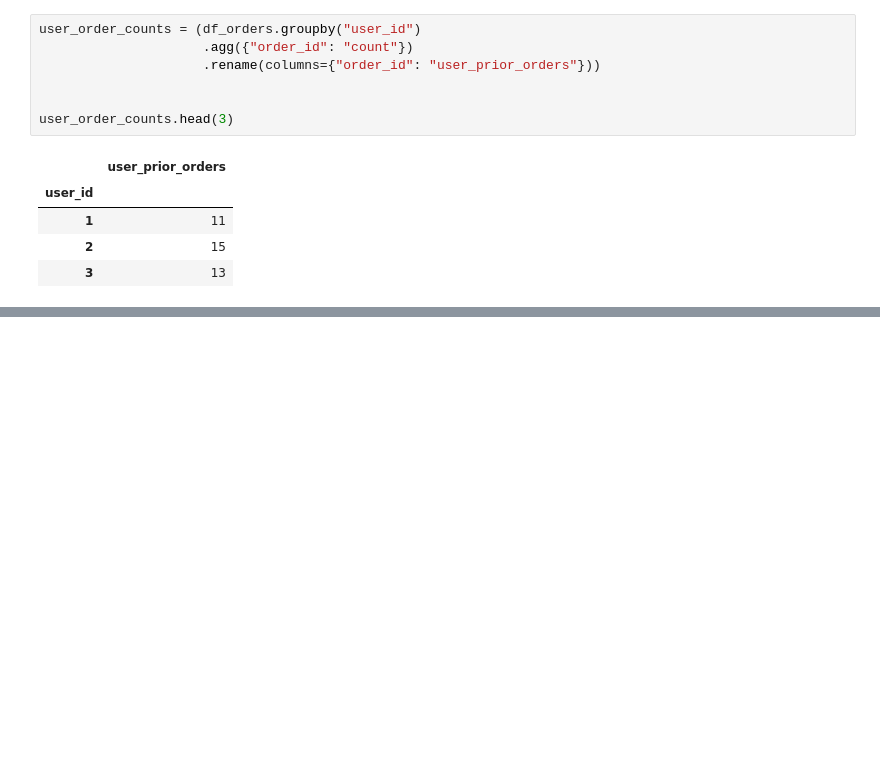
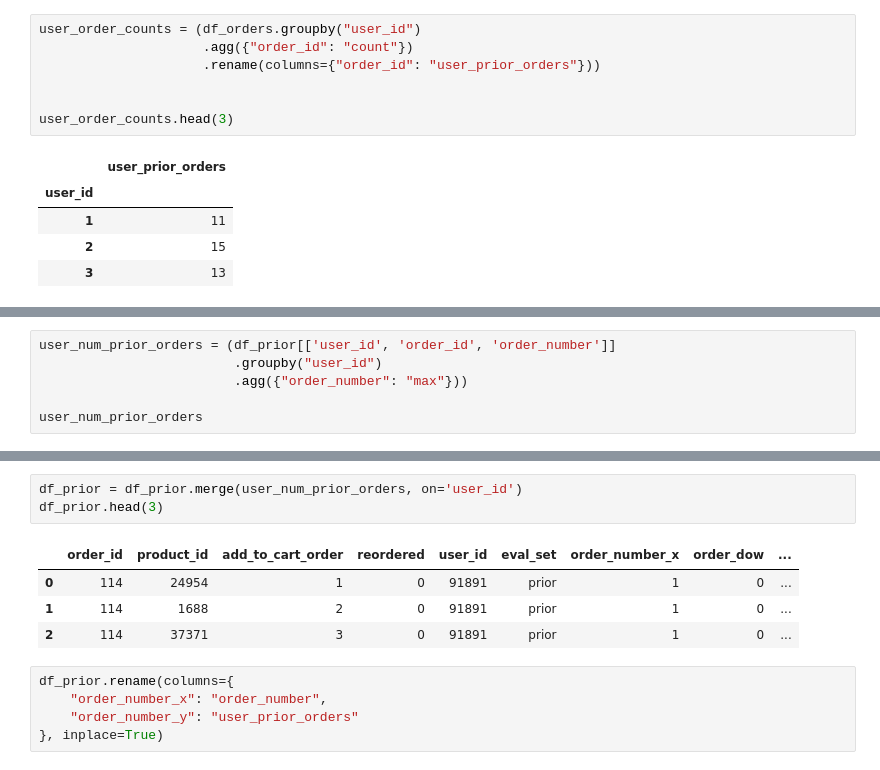
Before and after one commit to edubu2/metis-project3, a Jupyter notebook: code/feature_engineering_2.ipynb, the cells around one changed output, grey strips where cells are left out. Drawn from its saved outputs; the diff is of its cells as text; blank space fills up the shorter version.

```diff
--- a/code/feature_engineering_2.ipynb
+++ b/code/feature_engineering_2.ipynb
@@ -122,3 +158,9 @@ X.head(3)
 | 0 | 1 | 138 | 2 | [42475] | 0 | 1852 | 1136 | ... |
 | 55 | 1 | 709 | 1 | [4852, 3039, 49535, 14177, 28577,... | 0 | 1852 | 1136 | ... |
 | 190 | 1 | 777 | 1 | [16797, 43352, 6184] | 0 | 1852 | 1136 | ... |
+# %%
+user_num_prior_orders = (df_prior[['user_id', 'order_id', 'order_number']]
+                         .groupby("user_id")
+                         .agg({"order_number": "max"}))
+
+user_num_prior_orders
@@ -124,0 +182,13 @@ X.head(3)
+# %%
+df_prior = df_prior.merge(user_num_prior_orders, on='user_id')
+df_prior.head(3)
+# %% [output]
+|  | order_id | product_id | add_to_cart_order | reordered | user_id | eval_set | order_number_x | order_dow | ... |
+| 0 | 114 | 24954 | 1 | 0 | 91891 | prior | 1 | 0 | ... |
+| 1 | 114 | 1688 | 2 | 0 | 91891 | prior | 1 | 0 | ... |
+| 2 | 114 | 37371 | 3 | 0 | 91891 | prior | 1 | 0 | ... |
+# %%
+df_prior.rename(columns={
+    "order_number_x": "order_number",
+    "order_number_y": "user_prior_orders"
+}, inplace=True)
```
Also changed, not shown: parts of 17 cells of this notebook, 1 other file.
